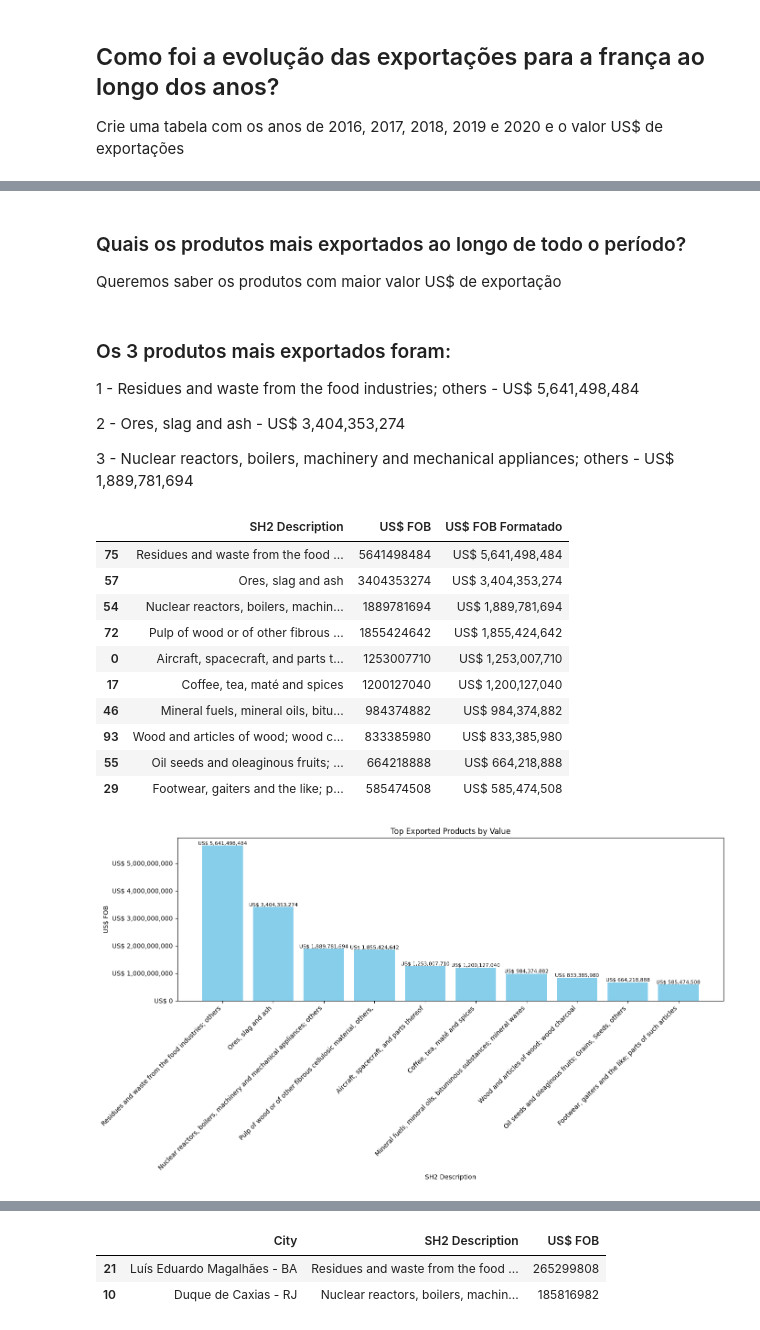
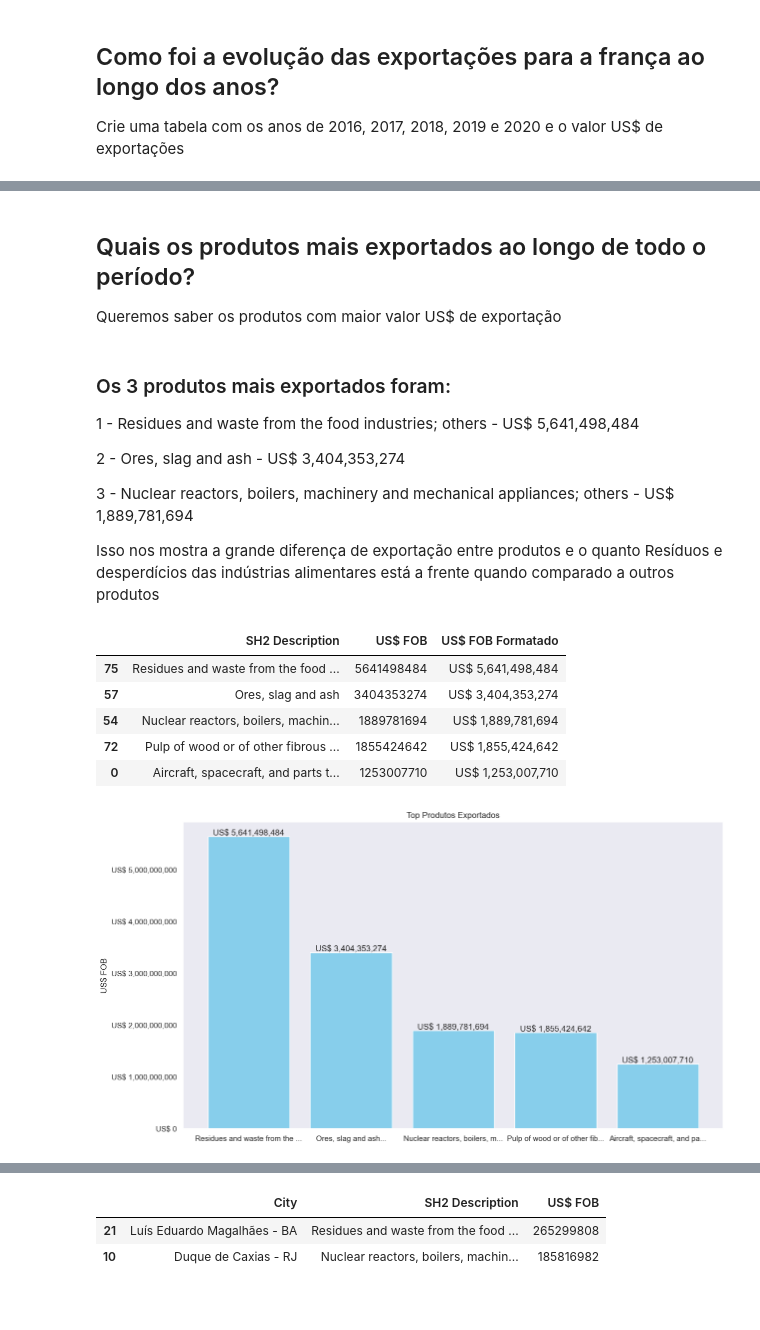
Before and after one commit to iagooteles/brazilExportsToFranceDS, a Jupyter notebook: index.ipynb, the cells around one changed output, grey strips where cells are left out. Cells and saved outputs as stored; diff of their text form; code cells hidden in the pictures; blank space fills up the shorter version.

```diff
--- a/index.ipynb
+++ b/index.ipynb
@@ -71,25 +77,23 @@ evolucao_df['US$ FOB Formatado'] = evolucao_df['US$ FOB'].map('US$ {:,}'.format)
 display(evolucao_df)
 
 plt.figure(figsize=(15, 6))
-bars = plt.bar(evolucao_df['Year'], evolucao_df['US$ FOB'], color='skyblue')
+plot = plt.plot(evolucao_df['Year'], evolucao_df['US$ FOB'], color='purple', marker='o', linestyle='--')
+
+for i, row in evolucao_df.iterrows():
+    plt.plot(row['Year'], row['US$ FOB'], color='purple', marker='o', linestyle='-', label=f'{row["Year"]}: US$ {row["US$ FOB"]:,.0f}')
+plt.legend(loc='best', fontsize=10)
+
+plt.xticks(evolucao_df['Year'])
+ax = plt.gca()
+ax.get_yaxis().set_major_formatter(plt.FuncFormatter(lambda x, loc: f'US$ {x:,.0f}'))
+
+y_max = evolucao_df['US$ FOB'].max() * 1.1
+y_min = evolucao_df['US$ FOB'].min() * 0.8
+plt.ylim(y_min, y_max)
 
 plt.xlabel('Ano')
 plt.ylabel('Total de vendas (US$)')
 plt.title('Evolução dos Valores US$ FOB por Ano')
-
-ax = plt.gca()
-ax.get_yaxis().set_major_formatter(plt.FuncFormatter(lambda x, loc: f'US$ {x:,.0f}'))
-
-# Eixo Y do gráfico
-y_max = evolucao_df['US$ FOB'].max() * 1.1  # 10% acima do valor máximo para espaço extra
-y_min = evolucao_df['US$ FOB'].min() * 0.8  # 20% abaixo do valor mínimo para espaço extra
-plt.ylim(y_min, y_max)
-
-# Adicionando rótulos de valores formatados nas barras
-for bar, value in zip(bars, evolucao_df['US$ FOB']):
-    yval = bar.get_height()
-    plt.text(bar.get_x() + bar.get_width() / 2, yval, f'{value:,.0f}', ha='center', va='bottom')
-
 plt.show()
 # %% [output]
 |  | Year | US$ FOB | US$ FOB Formatado |
@@ -102,5 +106,5 @@ plt.show()
 # %% [markdown]
-### Quais os produtos mais exportados ao longo de todo o período?
+## Quais os produtos mais exportados ao longo de todo o período?
 
 Queremos saber os produtos com maior valor US$ de exportação
 # %% [markdown]
@@ -111,6 +115,8 @@ Queremos saber os produtos com maior valor US$ de exportação
 2 - Ores, slag and ash - US$ 3,404,353,274
 
 3 - Nuclear reactors, boilers, machinery and mechanical appliances; others - US$ 1,889,781,694
+
+Isso nos mostra a grande diferença de exportação entre produtos e o quanto Resíduos e desperdícios das indústrias alimentares está a frente quando comparado a outros produtos
 # %%
 more_exported_products_df = df.groupby('SH2 Description')['US$ FOB'].sum().reset_index()
 more_exported_products_df['US$ FOB Formatado'] = more_exported_products_df['US$ FOB'].map('US$ {:,}'.format)
@@ -118,7 +124,7 @@ more_exported_products_df = more_exported_products_df.sort_values(by='US$ FOB',
 
 pd.set_option('display.max_colwidth', None)
 
-more_exported_products_df = more_exported_products_df.head(10)
+more_exported_products_df = more_exported_products_df.head(5)
 display(more_exported_products_df)
 # %% [output]
 |  | SH2 Description | US$ FOB | US$ FOB Formatado |
@@ -127,32 +133,28 @@ display(more_exported_products_df)
 | 54 | Nuclear reactors, boilers, machin... | 1889781694 | US$ 1,889,781,694 |
 | 72 | Pulp of wood or of other fibrous ... | 1855424642 | US$ 1,855,424,642 |
 | 0 | Aircraft, spacecraft, and parts t... | 1253007710 | US$ 1,253,007,710 |
-| 17 | Coffee, tea, maté and spices | 1200127040 | US$ 1,200,127,040 |
-| 46 | Mineral fuels, mineral oils, bitu... | 984374882 | US$ 984,374,882 |
-| 93 | Wood and articles of wood; wood c... | 833385980 | US$ 833,385,980 |
-| 55 | Oil seeds and oleaginous fruits; ... | 664218888 | US$ 664,218,888 |
-| 29 | Footwear, gaiters and the like; p... | 585474508 | US$ 585,474,508 |
 # %%
 plt.figure(figsize=(14, 8))
 bars = plt.bar(more_exported_products_df['SH2 Description'], more_exported_products_df['US$ FOB'], color='skyblue')
 
-plt.xlabel('SH2 Description')
 plt.ylabel('US$ FOB')
 plt.title('Top Exported Products by Value')
 
 ax = plt.gca()
 ax.get_yaxis().set_major_formatter(plt.FuncFormatter(lambda x, loc: f'US$ {x:,.0f}'))
 
-# Rotacionando os rótulos do eixo x para melhor visualização
-plt.xticks(rotation=45, ha='right')
+xticks_labels = plt.gca().get_xticklabels()
+xticks_labels_formatted = [f'{label.get_text()[:28]}...' for label in xticks_labels]
+plt.xticks(ticks=plt.gca().get_xticks(), labels=xticks_labels_formatted, ha='center')
 
-# Adicionando rótulos de valores formatados nas barras
+
 for bar, value in zip(bars, more_exported_products_df['US$ FOB']):
     yval = bar.get_height()
-    plt.text(bar.get_x() + bar.get_width() / 2, yval, f'US$ {value:,.0f}', ha='center', va='bottom', fontsize=8)
+    plt.text(bar.get_x() + bar.get_width() / 2, yval, f'US$ {value:,.0f}', ha='center', va='bottom', fontsize=12)
 
-plt.tight_layout()
+plt.xlabel('')
+plt.title('Top Produtos Exportados')
 plt.show()
 # %% [output]
-[figure, old version]
+[figure, new version]
 # %% [markdown]
```
Also changed, not shown: parts of 22 cells of this notebook, 1 other file.
